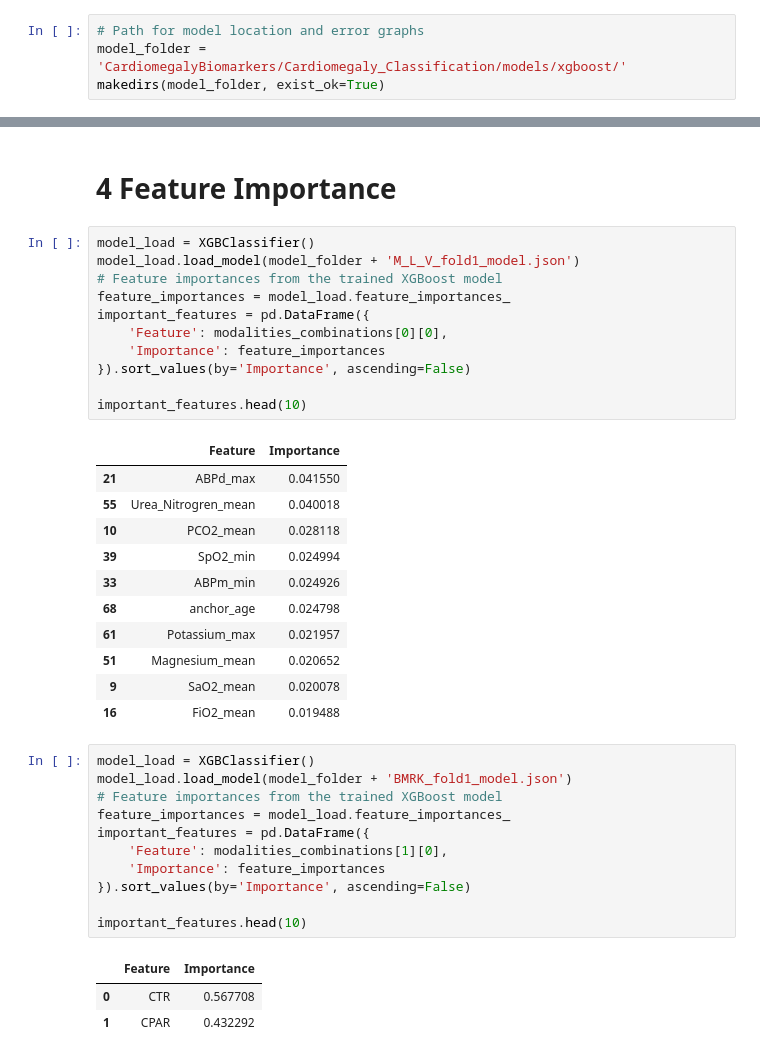
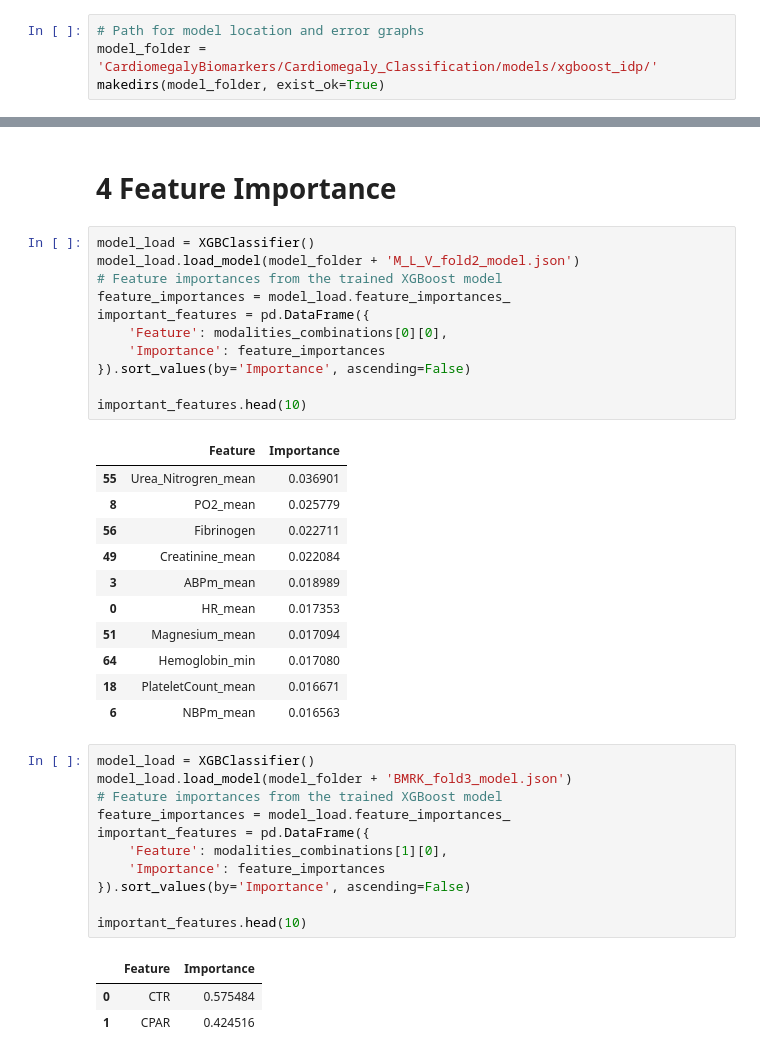
Before and after one commit to singlaayush/CardiomegalyBiomarkers, a Jupyter notebook: Cardiomegaly_Classification/XGBoost.ipynb, the cells around one changed output, grey strips where cells are left out. Cells and saved outputs as stored; diff of their text form.

```diff
--- a/Cardiomegaly_Classification/XGBoost.ipynb
+++ b/Cardiomegaly_Classification/XGBoost.ipynb
@@ -19,7 +19,7 @@ Note: You have installed the 'manylinux2014' variant of XGBoost. Certain feature
 ### Paths
 # %%
 # Path for model location and error graphs
-model_folder = 'CardiomegalyBiomarkers/Cardiomegaly_Classification/models/xgboost/'
+model_folder = 'CardiomegalyBiomarkers/Cardiomegaly_Classification/models/xgboost_idp/'
 makedirs(model_folder, exist_ok=True)
 # %% [markdown]
 ### Model Parameters
@@ -218,30 +252,30 @@ for modality in modalities:
 # 4 Feature Importance
 # %%
 model_load = XGBClassifier()
-model_load.load_model(model_folder + 'M_L_V_fold1_model.json')
+model_load.load_model(model_folder + 'M_L_V_fold2_model.json')
 # Feature importances from the trained XGBoost model
 feature_importances = model_load.feature_importances_
 important_features = pd.DataFrame({
     'Feature': modalities_combinations[0][0],
     'Importance': feature_importances
 }).sort_values(by='Importance', ascending=False)
 
 important_features.head(10)
 # %% [output]
 |  | Feature | Importance |
-| 21 | ABPd_max | 0.041550 |
-| 55 | Urea_Nitrogren_mean | 0.040018 |
-| 10 | PCO2_mean | 0.028118 |
-| 39 | SpO2_min | 0.024994 |
-| 33 | ABPm_min | 0.024926 |
-| 68 | anchor_age | 0.024798 |
-| 61 | Potassium_max | 0.021957 |
-| 51 | Magnesium_mean | 0.020652 |
-| 9 | SaO2_mean | 0.020078 |
-| 16 | FiO2_mean | 0.019488 |
+| 55 | Urea_Nitrogren_mean | 0.036901 |
+| 8 | PO2_mean | 0.025779 |
+| 56 | Fibrinogen | 0.022711 |
+| 49 | Creatinine_mean | 0.022084 |
+| 3 | ABPm_mean | 0.018989 |
+| 0 | HR_mean | 0.017353 |
+| 51 | Magnesium_mean | 0.017094 |
+| 64 | Hemoglobin_min | 0.017080 |
+| 18 | PlateletCount_mean | 0.016671 |
+| 6 | NBPm_mean | 0.016563 |
 # %%
 model_load = XGBClassifier()
-model_load.load_model(model_folder + 'BMRK_fold1_model.json')
+model_load.load_model(model_folder + 'BMRK_fold3_model.json')
 # Feature importances from the trained XGBoost model
 feature_importances = model_load.feature_importances_
 important_features = pd.DataFrame({
@@ -252,7 +286,7 @@ important_features = pd.DataFrame({
 important_features.head(10)
 # %% [output]
 |  | Feature | Importance |
-| 0 | CTR | 0.567708 |
-| 1 | CPAR | 0.432292 |
+| 0 | CTR | 0.575484 |
+| 1 | CPAR | 0.424516 |
 # %%
 model_load = XGBClassifier()
```
Also changed, not shown: parts of 9 cells of this notebook, 6 other files.
